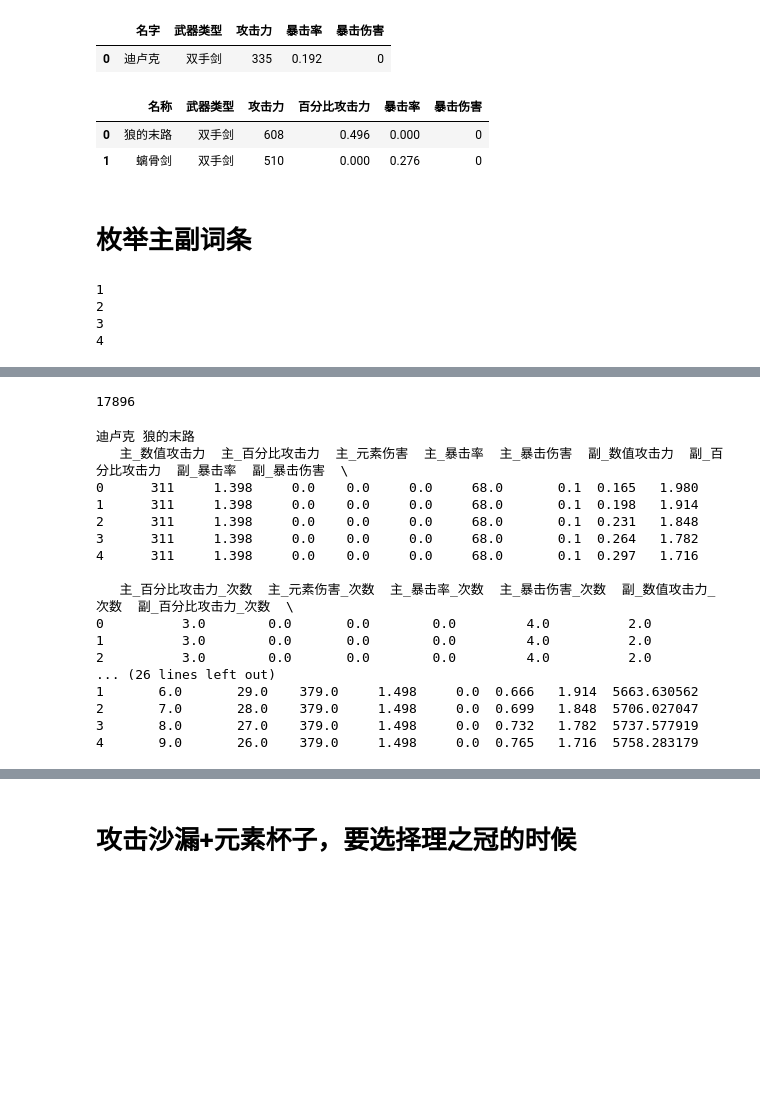
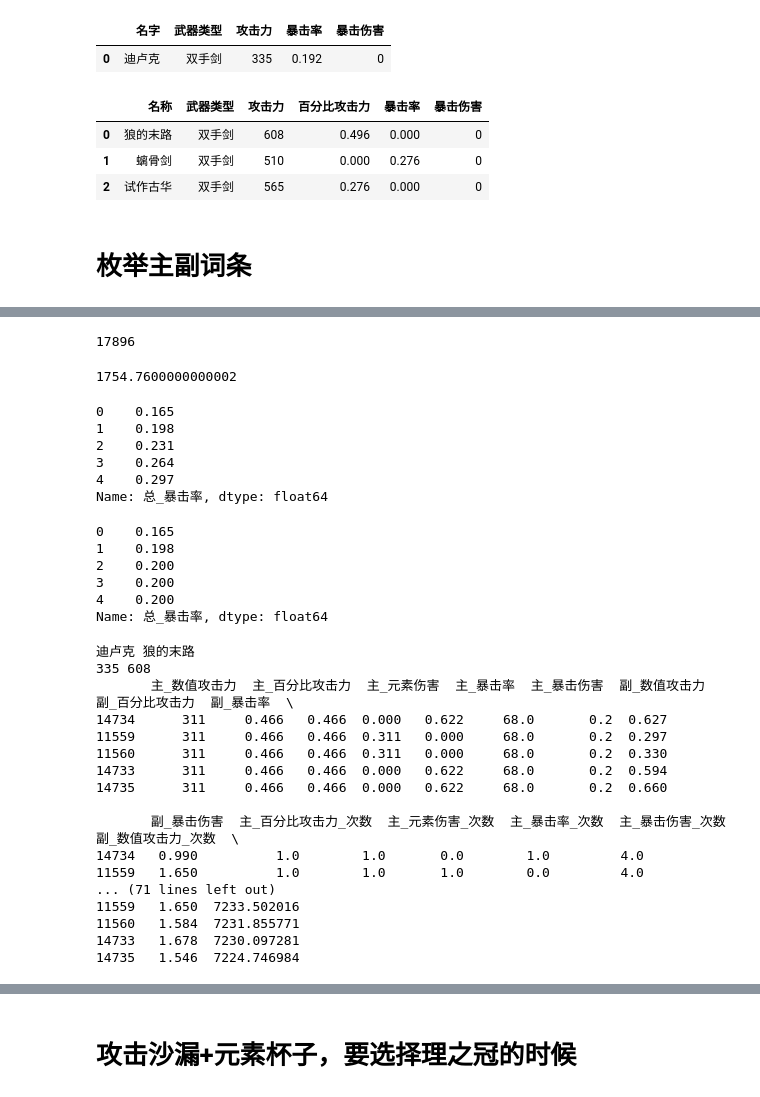
Before and after one commit to Crayon-ShinChan/Genshin, a Jupyter notebook: demage.ipynb, the cells around one changed output, grey strips where cells are left out. Cells and saved outputs as stored; diff of their text form; code cells hidden in the pictures; blank space fills up the shorter version.

```diff
--- a/demage.ipynb
+++ b/demage.ipynb
@@ -17,17 +19,20 @@ characters
 # %%
 weapons = pd.DataFrame(
     [
         ['狼的末路', '双手剑', 608, .496, 0, 0],
         ['螭骨剑', '双手剑', 510, 0, .276, 0],
+        ['试作古华', '双手剑', 565, .276, 0, 0],
+
     ],
     columns=['名称', '武器类型', '攻击力', '百分比攻击力', '暴击率', '暴击伤害'],
 )
 
 weapons
 # %% [output]
 |  | 名称 | 武器类型 | 攻击力 | 百分比攻击力 | 暴击率 | 暴击伤害 |
 | 0 | 狼的末路 | 双手剑 | 608 | 0.496 | 0.000 | 0 |
 | 1 | 螭骨剑 | 双手剑 | 510 | 0.000 | 0.276 | 0 |
+| 2 | 试作古华 | 双手剑 | 565 | 0.276 | 0.000 | 0 |
 # %% [markdown]
 # 枚举主副词条
 # %%
@@ -42,14 +47,6 @@ attr_names = [
     '副_暴击伤害',
 ]
 attr_values = [.466, .466, .311, .622, 17, .05, .033, .066]
-# %%
-for x in range(1,5):
-    print(x)
-# %% [output]
-1
-2
-3
-4
 # %%
 def subtitle(cup, hat):
     values = [0] * (len(attr_names) * 2)
@@ -142,6 +139,28 @@ equip_values.head()
 len(equip_values)
 # %% [output]
 17896
+# %%
+744*(.099+.198+.466+.152) + 311 + 19 + 744
+# %% [output]
+1754.7600000000002
+# %%
+equip_values['总_暴击率'].head()
+# %% [output]
+0    0.165
+1    0.198
+2    0.231
+3    0.264
+4    0.297
+Name: 总_暴击率, dtype: float64
+# %%
+equip_values['总_暴击率'].where(equip_values['总_暴击率']<0.2, 0.2).head()
+# %% [output]
+0    0.165
+1    0.198
+2    0.200
+3    0.200
+4    0.200
+Name: 总_暴击率, dtype: float64
 # %%
 # equip_values.groupby(['主_百分比攻击力_次数']).max()
 # %%
@@ -156,6 +175,8 @@ for _, ct in characters.iterrows():
         for attr in wp.index[3:]:
             e_values['总_' + attr] += wp[attr]
 
+        print(ct['攻击力'], wp['攻击力'])
+
         e_values['期望伤害'] = (
             (
                 (ct['攻击力'] + wp['攻击力']) *
@@ -163,28 +184,32 @@ for _, ct in characters.iterrows():
                 e_values['总_数值攻击力']
             ) *
             (1 + e_values['总_元素伤害']) *
-            (1 + e_values['总_暴击率'] * e_values['总_暴击伤害'])
+            (
+                1 +
+                e_values['总_暴击率'].where(e_values['总_暴击率'] < 1, 1) *
+                e_values['总_暴击伤害']
+            )
         )
 
-        print(e_values.iloc[:5])
+        print(e_values.sort_values('期望伤害', ascending=False).iloc[:5])
 
         (e_values.sort_values('期望伤害', ascending=False)
          .to_csv(ct['名字'] + '_' + wp['名称'] + '.csv'))
 # %% [output]
 迪卢克 狼的末路
-   主_数值攻击力  主_百分比攻击力  主_元素伤害  主_暴击率  主_暴击伤害  副_数值攻击力  副_百分比攻击力  副_暴击率  副_暴击伤害  \
-0      311     1.398     0.0    0.0     0.0     68.0       0.1  0.165   1.980
-1      311     1.398     0.0    0.0     0.0     68.0       0.1  0.198   1.914
-2      311     1.398     0.0    0.0     0.0     68.0       0.1  0.231   1.848
-3      311     1.398     0.0    0.0     0.0     68.0       0.1  0.264   1.782
-4      311     1.398     0.0    0.0     0.0     68.0       0.1  0.297   1.716
+335 608
+       主_数值攻击力  主_百分比攻击力  主_元素伤害  主_暴击率  主_暴击伤害  副_数值攻击力  副_百分比攻击力  副_暴击率  \
+14734      311     0.466   0.466  0.000   0.622     68.0       0.2  0.627
+11559      311     0.466   0.466  0.311   0.000     68.0       0.2  0.297
+11560      311     0.466   0.466  0.311   0.000     68.0       0.2  0.330
+14733      311     0.466   0.466  0.000   0.622     68.0       0.2  0.594
+14735      311     0.466   0.466  0.000   0.622     68.0       0.2  0.660
 
-   主_百分比攻击力_次数  主_元素伤害_次数  主_暴击率_次数  主_暴击伤害_次数  副_数值攻击力_次数  副_百分比攻击力_次数  \
-0          3.0        0.0       0.0        0.0         4.0          2.0
-1          3.0        0.0       0.0        0.0         4.0          2.0
-2          3.0        0.0       0.0        0.0         4.0          2.0
-... (26 lines left out)
-1       6.0       29.0    379.0     1.498     0.0  0.666   1.914  5663.630562
-2       7.0       28.0    379.0     1.498     0.0  0.699   1.848  5706.027047
-3       8.0       27.0    379.0     1.498     0.0  0.732   1.782  5737.577919
-4       9.0       26.0    379.0     1.498     0.0  0.765   1.716  5758.283179
+       副_暴击伤害  主_百分比攻击力_次数  主_元素伤害_次数  主_暴击率_次数  主_暴击伤害_次数  副_数值攻击力_次数  \
+14734   0.990          1.0        1.0       0.0        1.0         4.0
+11559   1.650          1.0        1.0       1.0        0.0         4.0
+... (71 lines left out)
+11559   1.650  7233.502016
+11560   1.584  7231.855771
+14733   1.678  7230.097281
+14735   1.546  7224.746984
```
Also changed, not shown: parts of 3 cells of this notebook, 3 other files.
